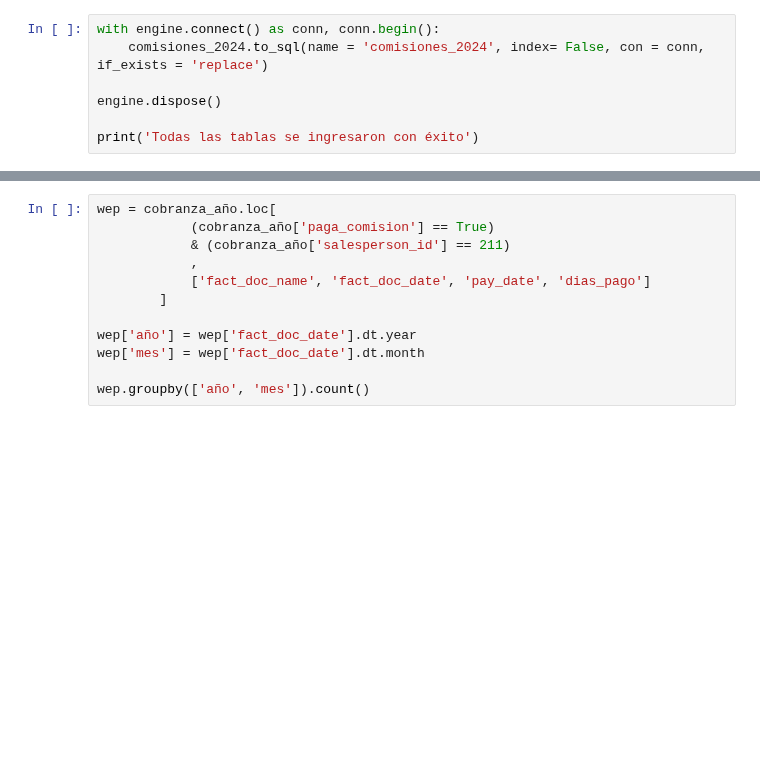
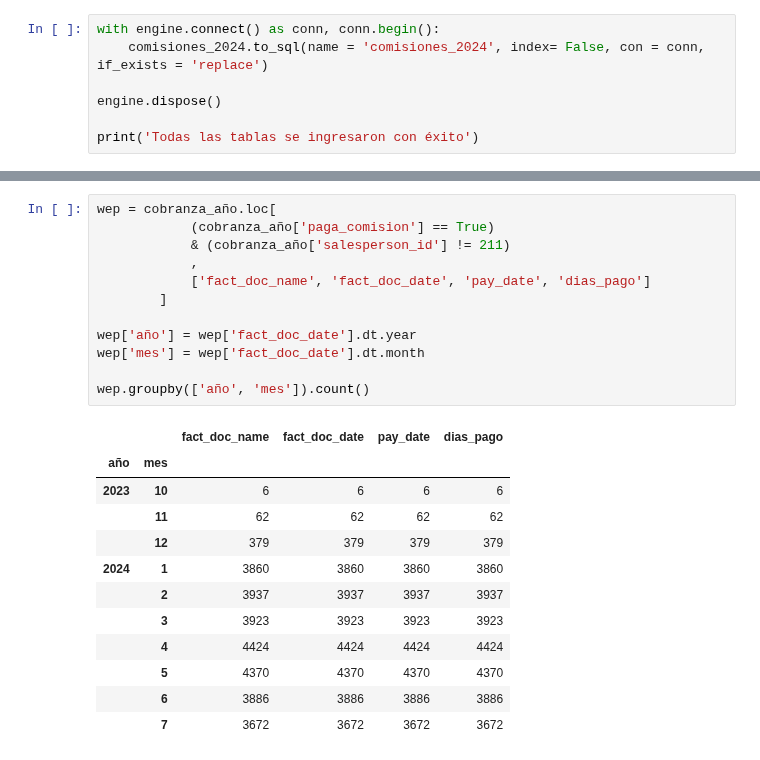
Before and after one commit to ecostichp/odoo_comisiones, a Jupyter notebook: comisiones/manage_db/odoo_comisiones_to_sql.ipynb, the cells around one changed output, grey strips where cells are left out. Drawn from its saved outputs; the diff is of its cells as text; blank space fills up the shorter version.

```diff
--- a/comisiones/manage_db/odoo_comisiones_to_sql.ipynb
+++ b/comisiones/manage_db/odoo_comisiones_to_sql.ipynb
@@ -231,12 +270,25 @@ cobranza_paga
 # %%
 wep = cobranza_año.loc[
             (cobranza_año['paga_comision'] == True)
-            & (cobranza_año['salesperson_id'] == 211)
+            & (cobranza_año['salesperson_id'] != 211)
             ,
             ['fact_doc_name', 'fact_doc_date', 'pay_date', 'dias_pago']
         ]
 
 wep['año'] = wep['fact_doc_date'].dt.year
 wep['mes'] = wep['fact_doc_date'].dt.month
 
 wep.groupby(['año', 'mes']).count()
+# %% [output]
+|  |  | fact_doc_name | fact_doc_date | pay_date | dias_pago |
+| año | mes |  |  |  |  |
+| 2023 | 10 | 6 | 6 | 6 | 6 |
+|  | 11 | 62 | 62 | 62 | 62 |
+|  | 12 | 379 | 379 | 379 | 379 |
+| 2024 | 1 | 3860 | 3860 | 3860 | 3860 |
+|  | 2 | 3937 | 3937 | 3937 | 3937 |
+|  | 3 | 3923 | 3923 | 3923 | 3923 |
+|  | 4 | 4424 | 4424 | 4424 | 4424 |
+|  | 5 | 4370 | 4370 | 4370 | 4370 |
+|  | 6 | 3886 | 3886 | 3886 | 3886 |
+|  | 7 | 3672 | 3672 | 3672 | 3672 |
```
Also changed, not shown: parts of 3 cells of this notebook, 1 other file.
